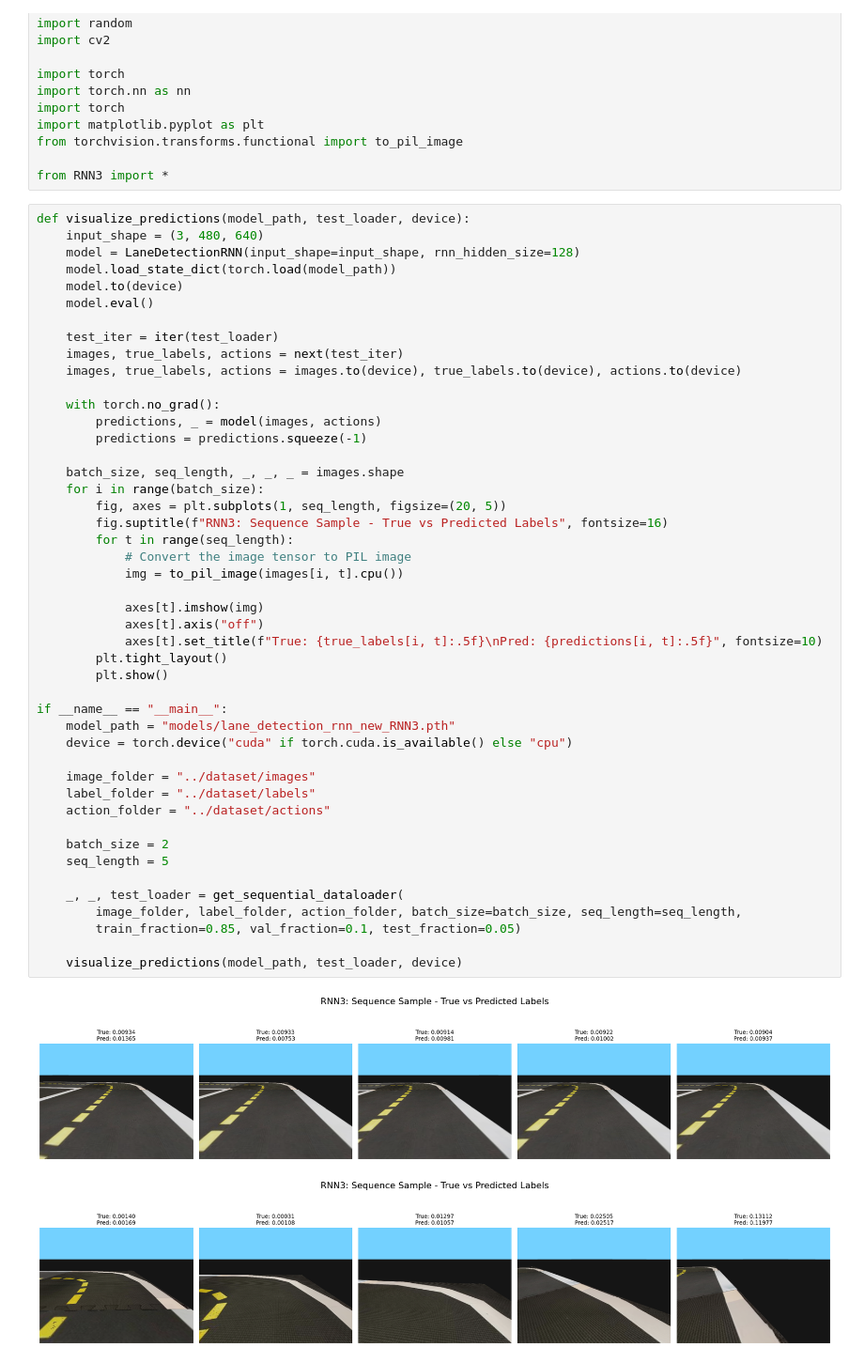
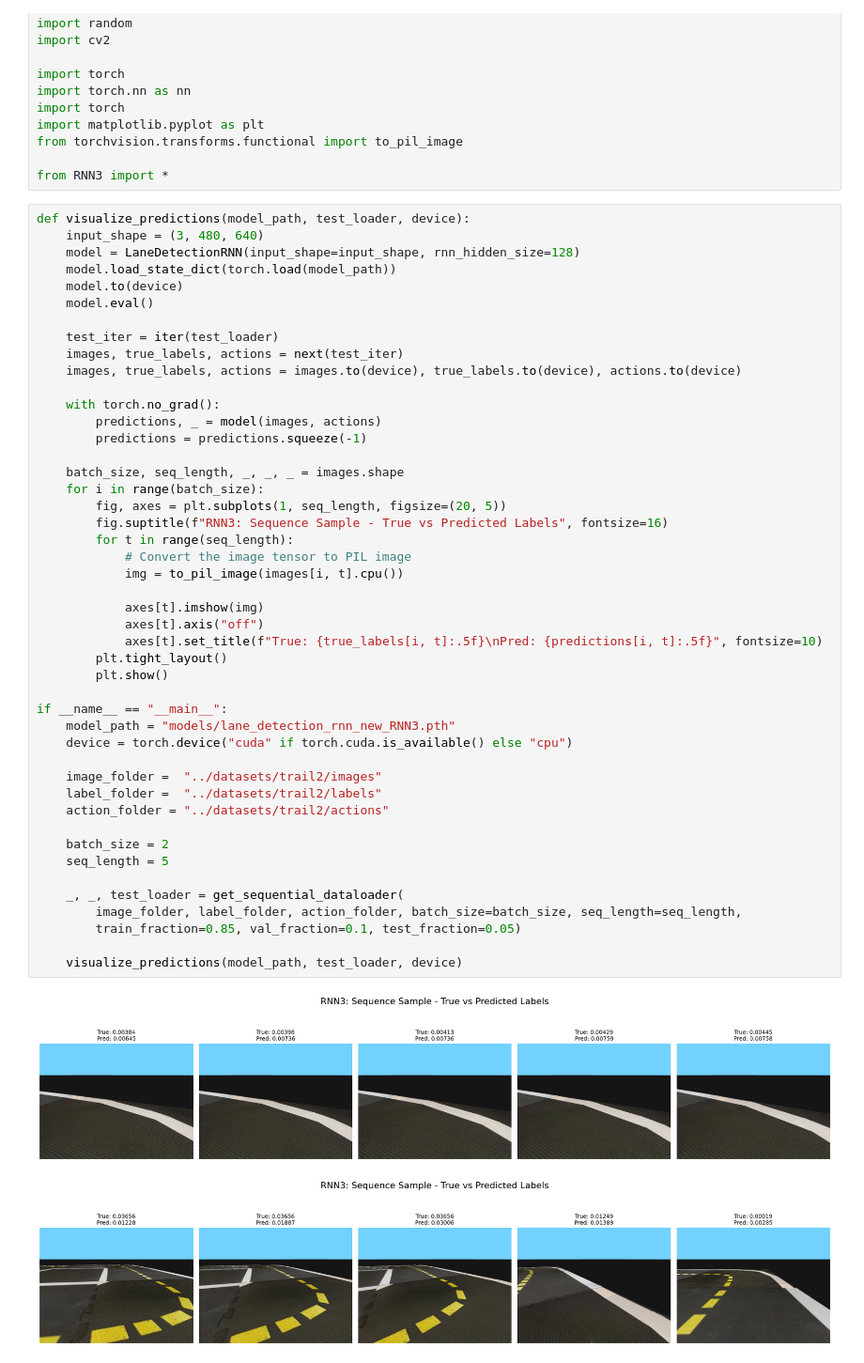
Before and after one commit to navidhsnz/PID_final_project, a Jupyter notebook: learning/RNN/Evaluate_RNN3.ipynb, the cells around one changed output. Shown at 94% size. Drawn from its saved outputs; the diff is of its cells as text.

Commit message:
fixed dataset paths

```diff
--- a/learning/RNN/Evaluate_RNN3.ipynb
+++ b/learning/RNN/Evaluate_RNN3.ipynb
@@ -33,35 +33,35 @@ def visualize_predictions(model_path, test_loader, device):
         predictions = predictions.squeeze(-1)
 
     batch_size, seq_length, _, _, _ = images.shape
     for i in range(batch_size):
         fig, axes = plt.subplots(1, seq_length, figsize=(20, 5))
         fig.suptitle(f"RNN3: Sequence Sample - True vs Predicted Labels", fontsize=16)
         for t in range(seq_length):
             # Convert the image tensor to PIL image
             img = to_pil_image(images[i, t].cpu())
 
             axes[t].imshow(img)
             axes[t].axis("off")
             axes[t].set_title(f"True: {true_labels[i, t]:.5f}\nPred: {predictions[i, t]:.5f}", fontsize=10)
         plt.tight_layout()
         plt.show()
 
 if __name__ == "__main__":
     model_path = "models/lane_detection_rnn_new_RNN3.pth"
     device = torch.device("cuda" if torch.cuda.is_available() else "cpu")
 
-    image_folder = "../dataset/images"
-    label_folder = "../dataset/labels"
-    action_folder = "../dataset/actions"
+    image_folder =  "../datasets/trail2/images"
+    label_folder =  "../datasets/trail2/labels"
+    action_folder = "../datasets/trail2/actions"
 
     batch_size = 2
     seq_length = 5
 
     _, _, test_loader = get_sequential_dataloader(
         image_folder, label_folder, action_folder, batch_size=batch_size, seq_length=seq_length,
         train_fraction=0.85, val_fraction=0.1, test_fraction=0.05)
 
     visualize_predictions(model_path, test_loader, device)
 # %% [output]
-[figure, old version]
+[figure, new version]
-[figure, old version]
+[figure, new version]
```
Also changed, not shown: 18 other files.
